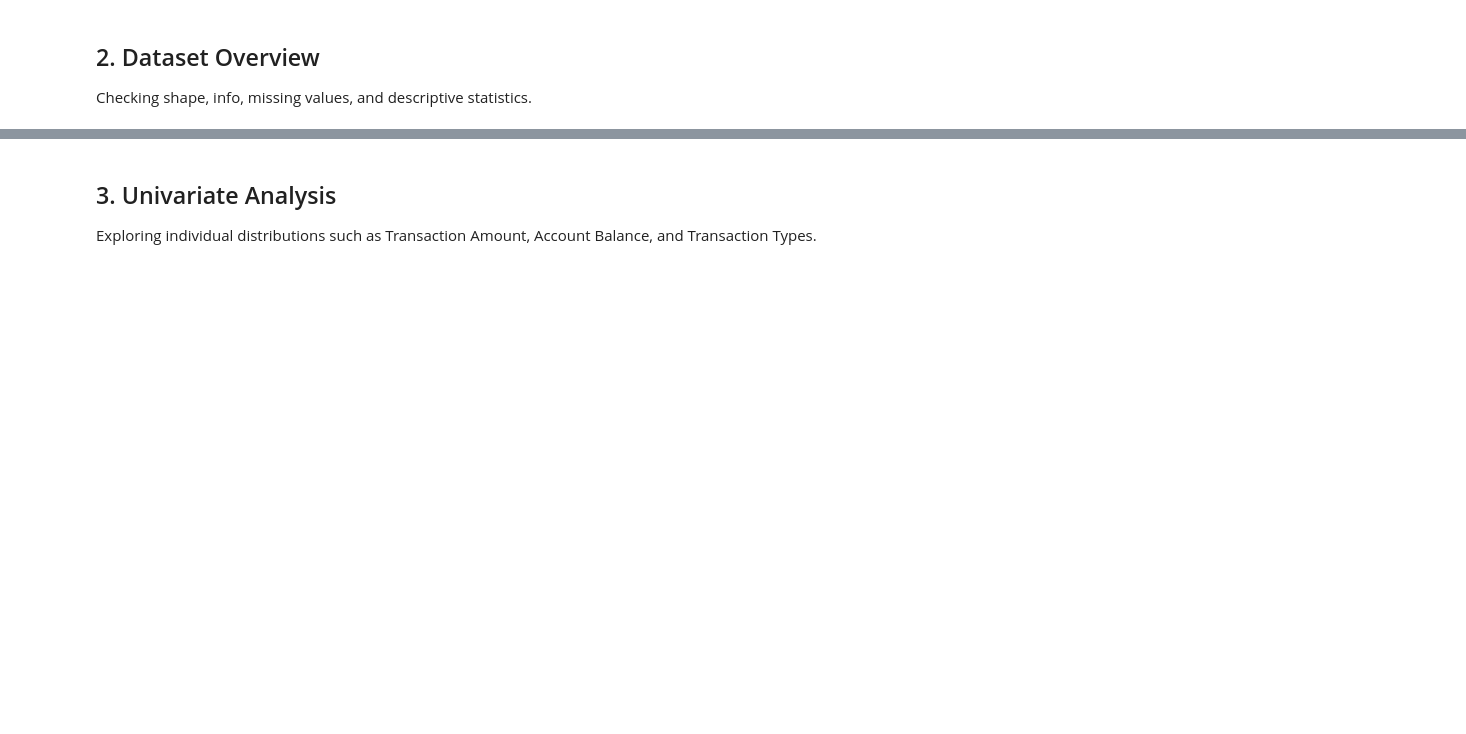
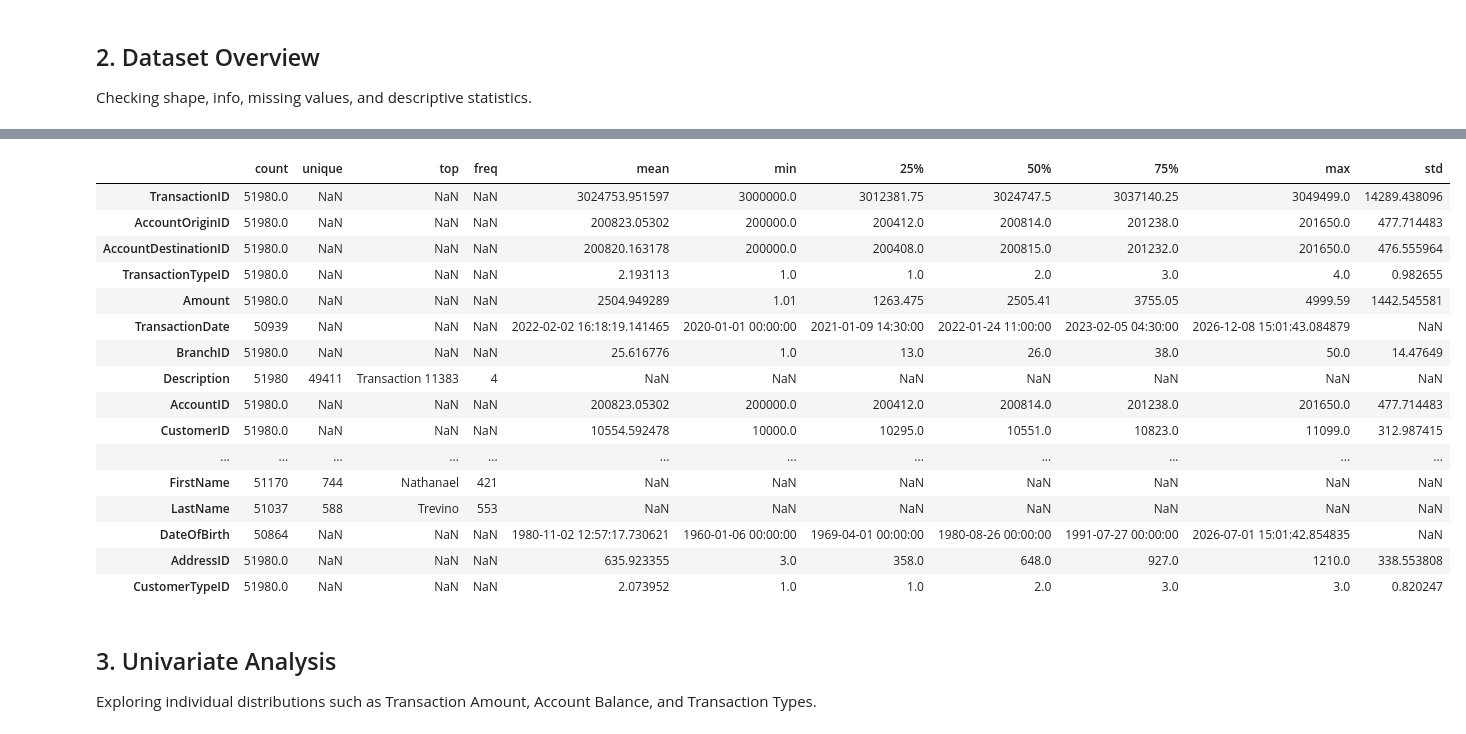
Before and after one commit to VeerShah41/C-6_DVA_Customer-Spending-Analysis, a Jupyter notebook: notebooks/03_eda.ipynb, the cells around one changed output, grey strips where cells are left out. Cells and saved outputs as stored; diff of their text form; code cells hidden in the pictures; blank space fills up the shorter version.

```diff
--- a/notebooks/03_eda.ipynb
+++ b/notebooks/03_eda.ipynb
@@ -40,5 +66,23 @@ print("\nMissing Value Count:\n", df.isnull().sum())
 # %%
-df.describe(include='all', datetime_is_numeric=True).T
+df.describe(include='all' ).T
+# %% [output]
+|  | count | unique | top | freq | mean | min | 25% | 50% | 75% | max | std |
+| TransactionID | 51980.0 | NaN | NaN | NaN | 3024753.951597 | 3000000.0 | 3012381.75 | 3024747.5 | 3037140.25 | 3049499.0 | 14289.438096 |
+| AccountOriginID | 51980.0 | NaN | NaN | NaN | 200823.05302 | 200000.0 | 200412.0 | 200814.0 | 201238.0 | 201650.0 | 477.714483 |
+| AccountDestinationID | 51980.0 | NaN | NaN | NaN | 200820.163178 | 200000.0 | 200408.0 | 200815.0 | 201232.0 | 201650.0 | 476.555964 |
+| TransactionTypeID | 51980.0 | NaN | NaN | NaN | 2.193113 | 1.0 | 1.0 | 2.0 | 3.0 | 4.0 | 0.982655 |
+| Amount | 51980.0 | NaN | NaN | NaN | 2504.949289 | 1.01 | 1263.475 | 2505.41 | 3755.05 | 4999.59 | 1442.545581 |
+| TransactionDate | 50939 | NaN | NaN | NaN | 2022-02-02 16:18:19.141465 | 2020-01-01 00:00:00 | 2021-01-09 14:30:00 | 2022-01-24 11:00:00 | 2023-02-05 04:30:00 | 2026-12-08 15:01:43.084879 | NaN |
+| BranchID | 51980.0 | NaN | NaN | NaN | 25.616776 | 1.0 | 13.0 | 26.0 | 38.0 | 50.0 | 14.47649 |
+| Description | 51980 | 49411 | Transaction 11383 | 4 | NaN | NaN | NaN | NaN | NaN | NaN | NaN |
+| AccountID | 51980.0 | NaN | NaN | NaN | 200823.05302 | 200000.0 | 200412.0 | 200814.0 | 201238.0 | 201650.0 | 477.714483 |
+| CustomerID | 51980.0 | NaN | NaN | NaN | 10554.592478 | 10000.0 | 10295.0 | 10551.0 | 10823.0 | 11099.0 | 312.987415 |
+| ... | ... | ... | ... | ... | ... | ... | ... | ... | ... | ... | ... |
+| FirstName | 51170 | 744 | Nathanael | 421 | NaN | NaN | NaN | NaN | NaN | NaN | NaN |
+| LastName | 51037 | 588 | Trevino | 553 | NaN | NaN | NaN | NaN | NaN | NaN | NaN |
+| DateOfBirth | 50864 | NaN | NaN | NaN | 1980-11-02 12:57:17.730621 | 1960-01-06 00:00:00 | 1969-04-01 00:00:00 | 1980-08-26 00:00:00 | 1991-07-27 00:00:00 | 2026-07-01 15:01:42.854835 | NaN |
+| AddressID | 51980.0 | NaN | NaN | NaN | 635.923355 | 3.0 | 358.0 | 648.0 | 927.0 | 1210.0 | 338.553808 |
+| CustomerTypeID | 51980.0 | NaN | NaN | NaN | 2.073952 | 1.0 | 1.0 | 2.0 | 3.0 | 3.0 | 0.820247 |
 # %% [markdown]
 ## 3. Univariate Analysis
 Exploring individual distributions such as Transaction Amount, Account Balance, and Transaction Types.
```
Also changed, not shown: parts of 9 cells of this notebook, 5 other files.
